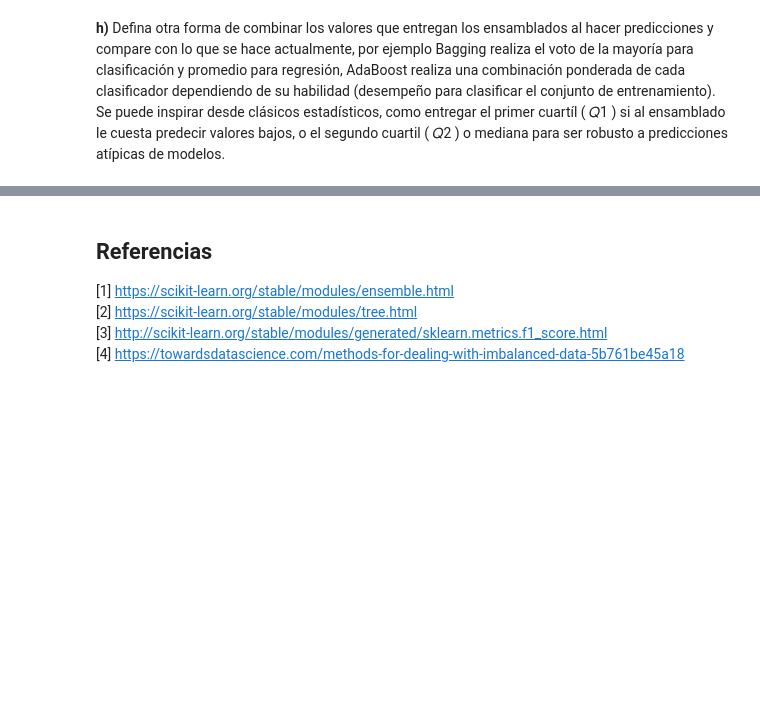
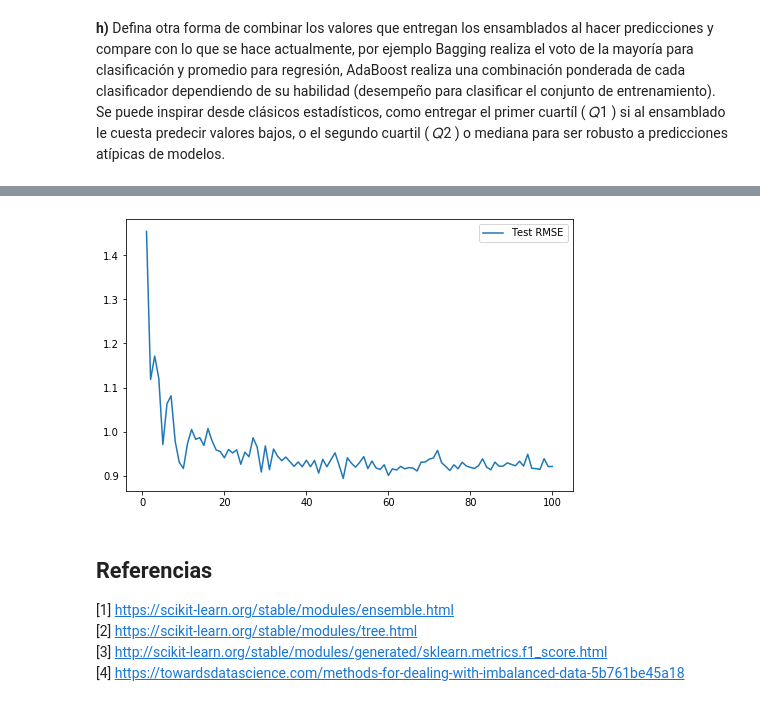
Before and after one commit to garjona/Tarea3-INF393-II-2019, a Jupyter notebook: Desarrollo Actividad 1.ipynb, the cells around one changed output, grey strips where cells are left out. Cells and saved outputs as stored; diff of their text form; code cells hidden in the pictures; blank space fills up the shorter version.

```diff
--- a/Desarrollo Actividad 1.ipynb
+++ b/Desarrollo Actividad 1.ipynb
@@ -605,3 +694,27 @@ print("RMSE val= ",RMSE(y_val, new_predictions))
+# %%
+model_reg = Tree(splitter='best', max_depth=5, min_samples_split=5, max_leaf_nodes=14)
+model_reg.fit(X_test,y_test)
+
+RMSE_test_list = []
+
+for n_estimator in range(100):
+
+  # to avoid n_estimator = 0
+  n_estimator = n_estimator + 1
+
+  model = BaggingRegressor(base_estimator=model_reg, n_estimators=n_estimator, n_jobs=-1)
+  model.fit(X_test,y_test)
+
+  y_test_hat = model.predict(X_test)
+  RMSE_test_list.append(RMSE(y_test,y_test_hat))
+# %%
+x_axis = np.arange(101)[1:]
+plt.figure(figsize=(8,5))
+plt.plot(x_axis, RMSE_test_list,label="Test RMSE")
+plt.legend()
+plt.show()
+# %% [output]
+[figure, added]
 # %% [markdown]
 <a id="refs"></a>
 ## Referencias
```
Also changed, not shown: parts of 17 cells of this notebook, 1 other file.
